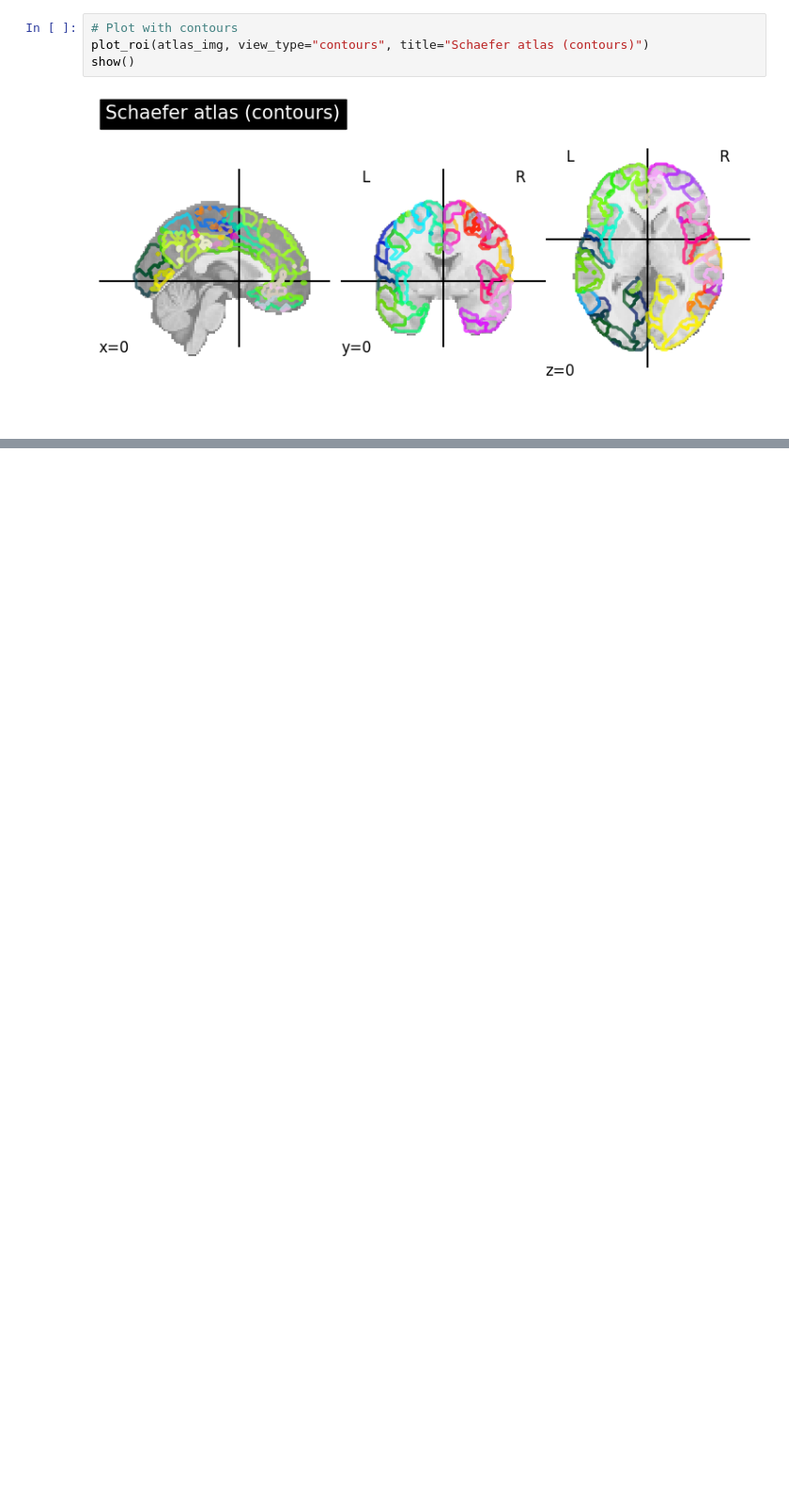
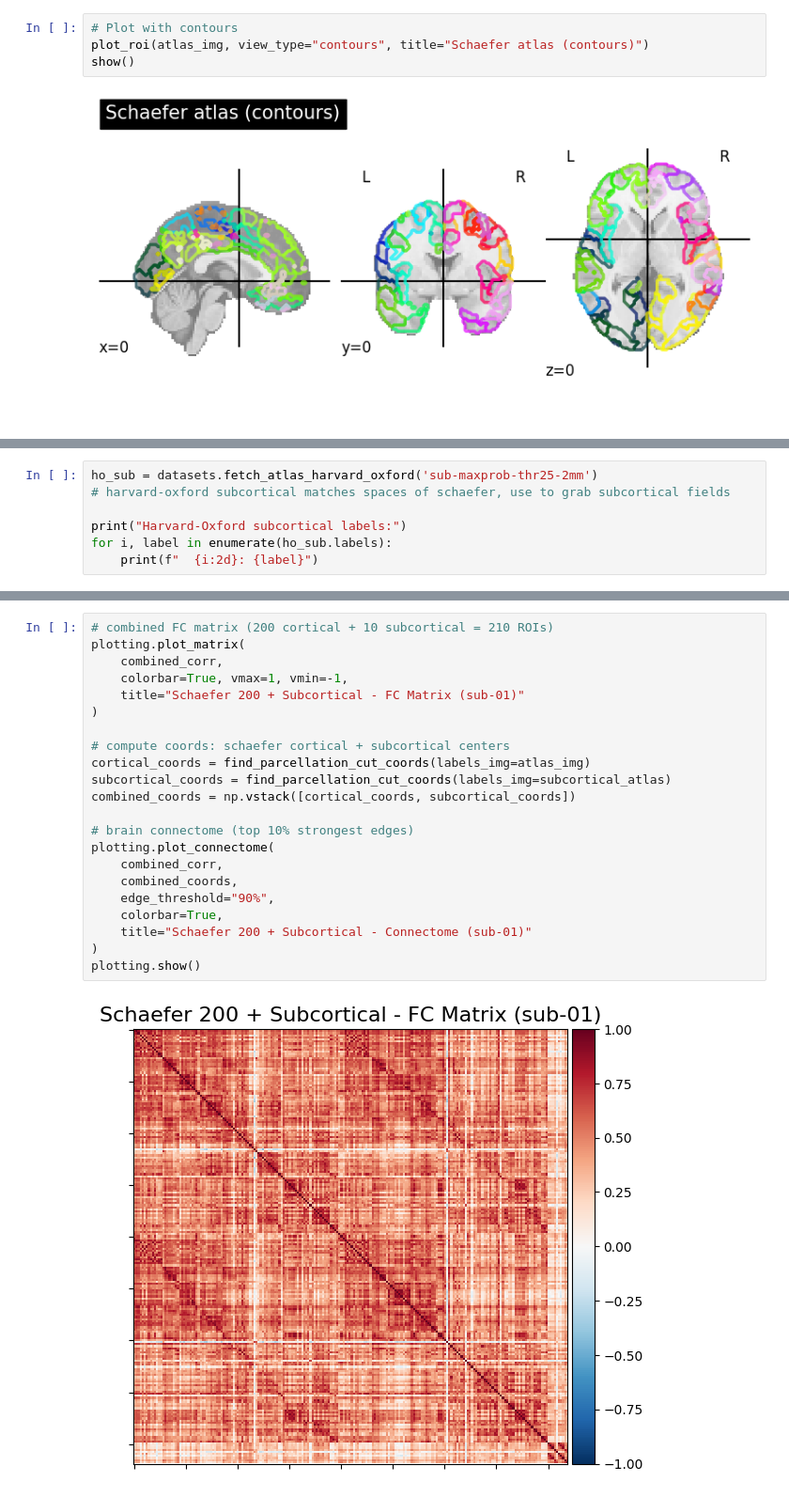
Before and after one commit to maggoatt/KD_fMRI_EEG_Omics, a Jupyter notebook: preprocessing/fmri_preprocessing/notebook.ipynb, the cells around one changed output, grey strips where cells are left out. Shown at 94% size. Drawn from its saved outputs; the diff is of its cells as text; blank space fills up the shorter version.

```diff
--- a/preprocessing/fmri_preprocessing/notebook.ipynb
+++ b/preprocessing/fmri_preprocessing/notebook.ipynb
@@ -78,0 +148,7 @@ Timeseries shape: (288, 185)
+# %%
+ho_sub = datasets.fetch_atlas_harvard_oxford('sub-maxprob-thr25-2mm')
+# harvard-oxford subcortical matches spaces of schaefer, use to grab subcortical fields
+
+print("Harvard-Oxford subcortical labels:")
+for i, label in enumerate(ho_sub.labels):
+    print(f"  {i:2d}: {label}")
@@ -78,0 +217,24 @@ Timeseries shape: (288, 185)
+# %%
+# combined FC matrix (200 cortical + 10 subcortical = 210 ROIs)
+plotting.plot_matrix(
+    combined_corr,
+    colorbar=True, vmax=1, vmin=-1,
+    title="Schaefer 200 + Subcortical - FC Matrix (sub-01)"
+)
+
+# compute coords: schaefer cortical + subcortical centers
+cortical_coords = find_parcellation_cut_coords(labels_img=atlas_img)
+subcortical_coords = find_parcellation_cut_coords(labels_img=subcortical_atlas)
+combined_coords = np.vstack([cortical_coords, subcortical_coords])
+
+# brain connectome (top 10% strongest edges)
+plotting.plot_connectome(
+    combined_corr,
+    combined_coords,
+    edge_threshold="90%",
+    colorbar=True,
+    title="Schaefer 200 + Subcortical - Connectome (sub-01)"
+)
+plotting.show()
+# %% [output]
+[figure, added]
```
Also changed, not shown: parts of 13 cells of this notebook, 5 other files.
